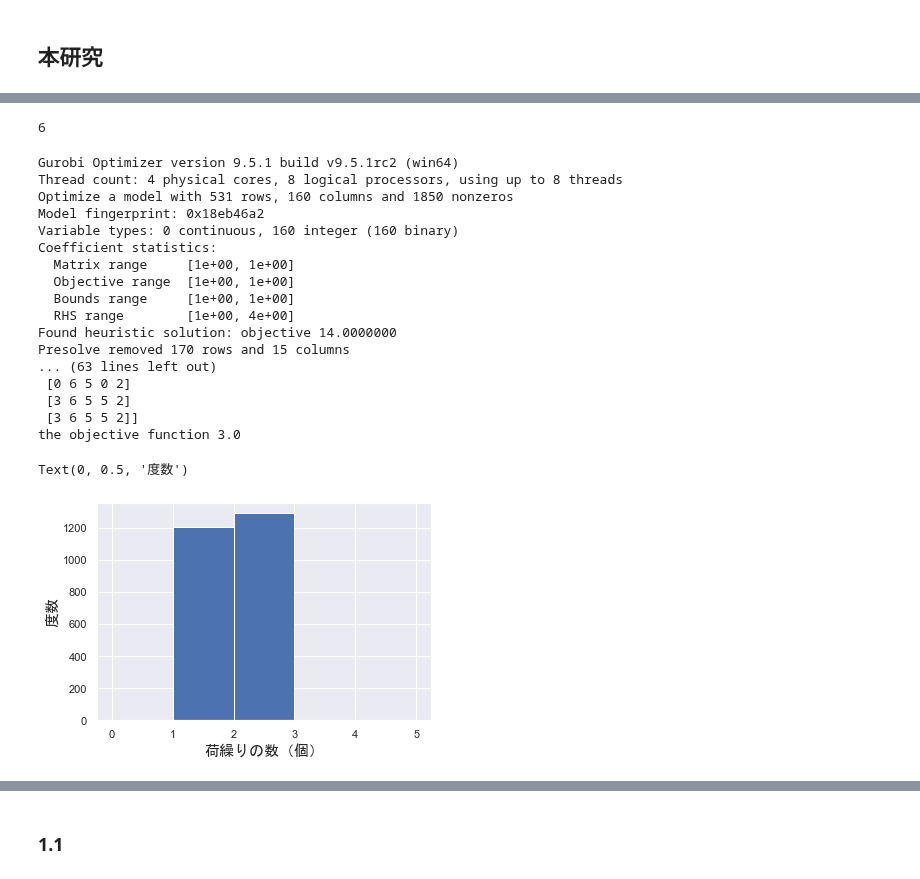
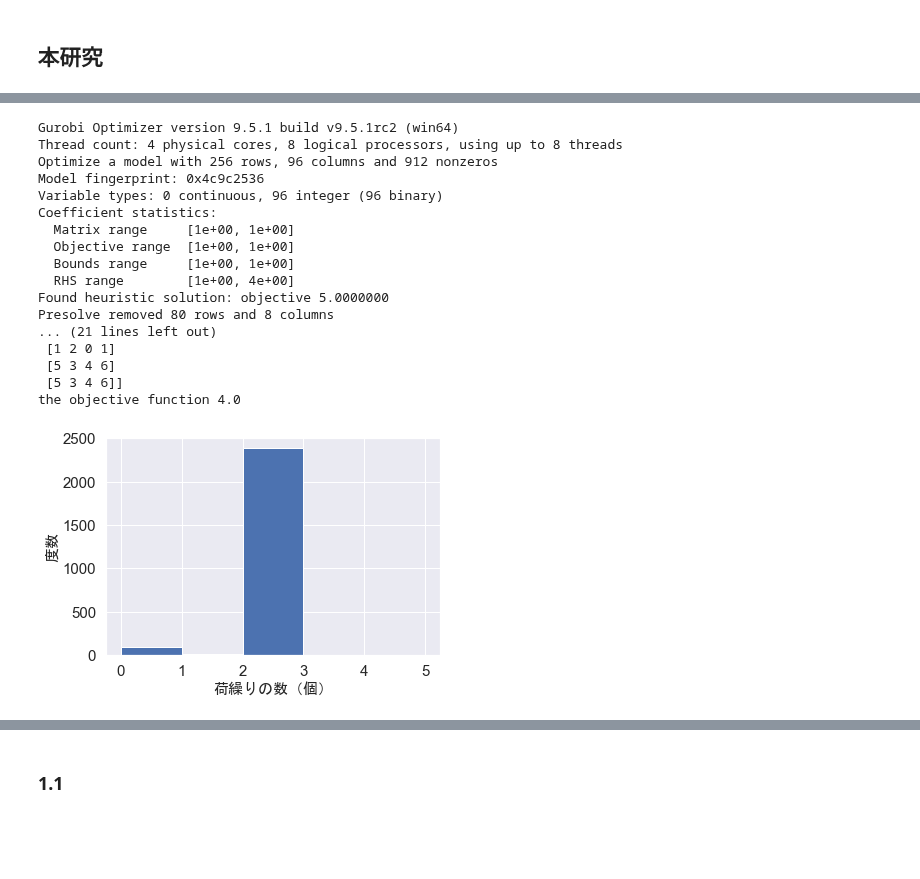
Before and after one commit to ikumadaiki/CPMP, a Jupyter notebook: callback.ipynb, the cells around one changed output, grey strips where cells are left out. Cells and saved outputs as stored; diff of their text form; code cells hidden in the pictures; blank space fills up the shorter version.

```diff
--- a/callback.ipynb
+++ b/callback.ipynb
@@ -373,15 +373,15 @@ def robust(ship_num,stack_num,height,n,Gamma,size_,mean,cov):
 size=1000
 size_=10000
 beta=0.75
-# inst=[4,4,[2,2,2,2,2,2]]
+inst=[4,4,[2,2,2,2,2,2]]
 # inst=[4,4,[3,3,1,1,2,2]]
-inst=[5,4,[2,3,2,1,5,3]]
+# inst=[5,4,[2,3,2,1,5,3]]
 pcvar=[]
 import numpy as np
-# mean=np.arange(len(inst[2]))
-# covl=[1 for i in range(len(inst[2]))]
-mean=np.array([1,1.5,4,4.5,5,5.6])
-covl=[1,1,1.5,1,1,1.5]
+mean=np.arange(len(inst[2]))
+covl=[1 for i in range(len(inst[2]))]
+# mean=np.array([1,1.5,4,4.5,5,5.6])
+# covl=[1,1,1.5,1,1,1.5]
 # mean=np.array([1,1.5,4,4.5,5,5.6])
 # covl=[1,1,1.5,1,1,1.5]
 # a=list(a)
@@ -396,8 +396,8 @@ for i in range(len(inst[2])):
     for j in range(len(inst[2])):
         if i!=j:
             cov[i][j]=0
-cov[0][2]=1.2
-cov[2][0]=cov[0][2]
+# cov[0][2]=1.2
+# cov[2][0]=cov[0][2]
 
 
 OC=[]
@@ -494,11 +494,11 @@ import seaborn as sns
 sns.set()
 import matplotlib.pyplot as plt
 # fig, ax = plt.subplots(2,3,figsize=(20,10),tight_layout=True)
-for g in range(1,6):
-  prob=[]
-  ship_num=len(inst[2])
-  robust(ship_num,inst[0],inst[1],inst[2],g,size_,mean,cov)
-  prob+=list(penalty_r)
+# for g in range(1,6):
+#   prob=[]
+#   ship_num=len(inst[2])
+#   robust(ship_num,inst[0],inst[1],inst[2],g,size_,mean,cov)
+#   prob+=list(penalty_r)
   # print(prob)
   # data+=(tuple(prob),)
   # l.append("Gamma="+str(g))
@@ -516,6 +516,8 @@ plt.hist(penalty_cvar,bins=5,range=(0,5))
 # plt.xlabel("荷繰りの数",fontname="MS Gothic")
 plt.xlabel("荷繰りの数（個）",fontsize=15,fontname="MS Gothic")
 plt.ylabel("度数",fontsize=15,fontname="MS Gothic")
+plt.xticks(fontsize =15)
+plt.yticks(fontsize =15)
 plt.show()
 print("len=",len(prob))
 # %% [output]
@@ -541,34 +526,32 @@ len= 2500
-# %%
-ship_num
-# %% [output]
-6
 # %%
 robust(ship_num,inst[0],inst[1],inst[2],5,size_,mean,cov)
 prob=[]
 prob+=list(penalty_r)
 plt.hist(prob,bins=5,range=(0,5))
 plt.xlabel("荷繰りの数（個）",fontsize=15,fontname="MS Gothic")
 plt.ylabel("度数",fontsize=15,fontname="MS Gothic")
+plt.xticks(fontsize =15)
+plt.yticks(fontsize =15)
+plt.show()
 # %% [output]
 Gurobi Optimizer version 9.5.1 build v9.5.1rc2 (win64)
 Thread count: 4 physical cores, 8 logical processors, using up to 8 threads
-Optimize a model with 531 rows, 160 columns and 1850 nonzeros
-Model fingerprint: 0x18eb46a2
-Variable types: 0 continuous, 160 integer (160 binary)
+Optimize a model with 256 rows, 96 columns and 912 nonzeros
+Model fingerprint: 0x4c9c2536
+Variable types: 0 continuous, 96 integer (96 binary)
 Coefficient statistics:
   Matrix range     [1e+00, 1e+00]
   Objective range  [1e+00, 1e+00]
   Bounds range     [1e+00, 1e+00]
   RHS range        [1e+00, 4e+00]
-Found heuristic solution: objective 14.0000000
-Presolve removed 170 rows and 15 columns
-... (63 lines left out)
- [0 6 5 0 2]
- [3 6 5 5 2]
- [3 6 5 5 2]]
-the objective function 3.0
+Found heuristic solution: objective 5.0000000
+Presolve removed 80 rows and 8 columns
+... (21 lines left out)
+ [1 2 0 1]
+ [5 3 4 6]
+ [5 3 4 6]]
+the objective function 4.0
-Text(0, 0.5, '度数')
-[figure, old version]
+[figure, new version]
 # %%
 size=1000
 size_=10000
```
Also changed, not shown: parts of 3 cells of this notebook.
